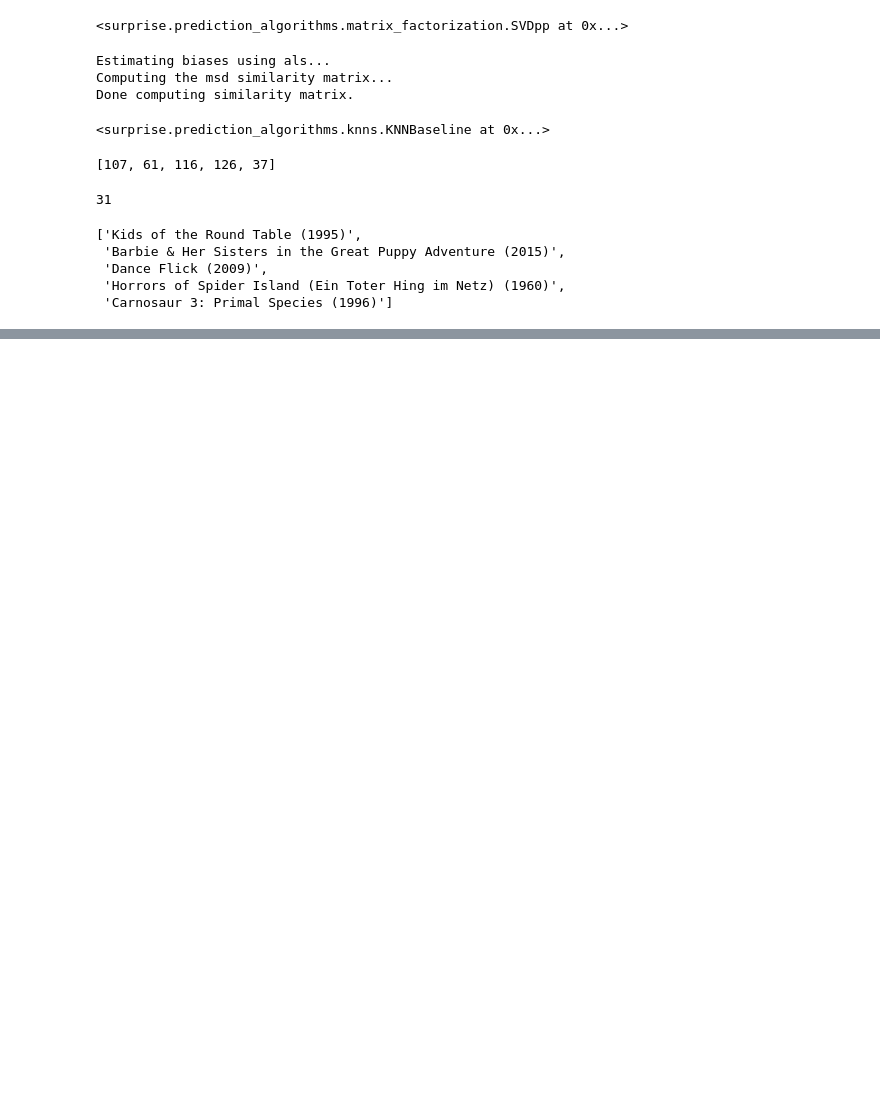
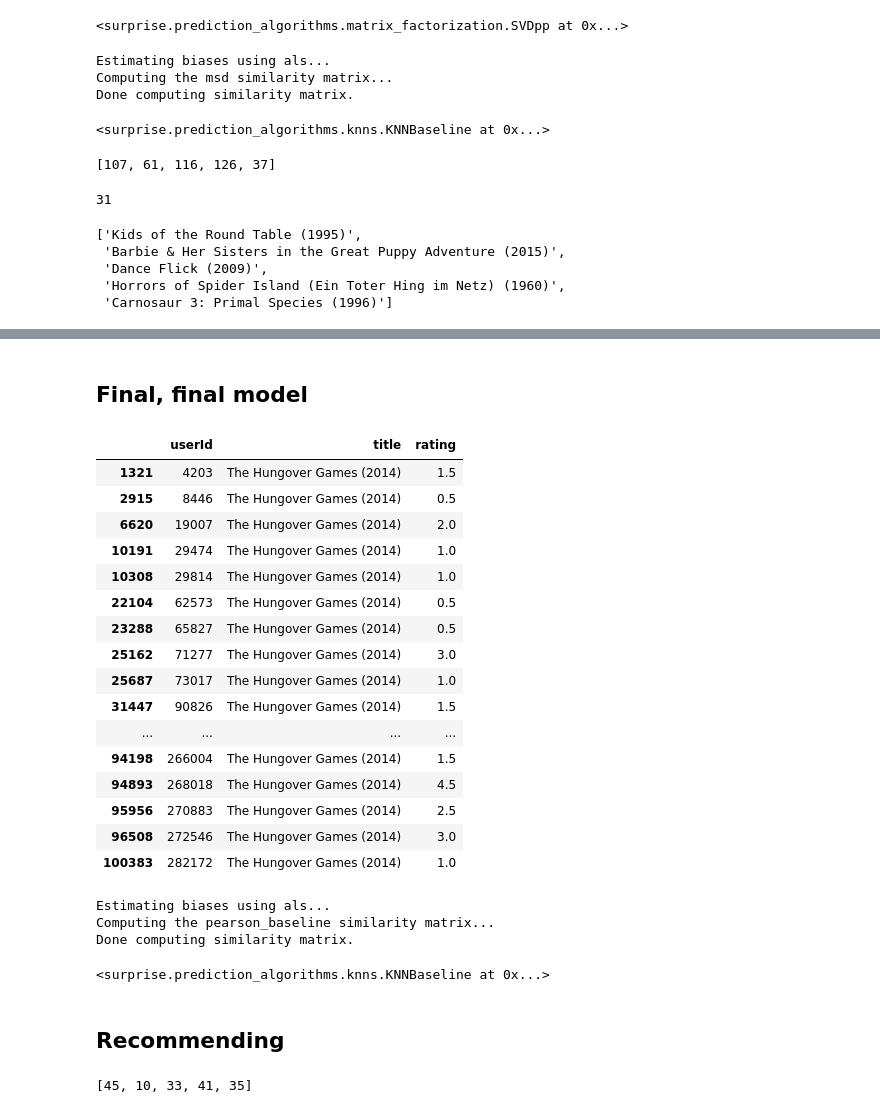
Before and after one commit to jmcneilkeller/Good_Bad_Movies, a Jupyter notebook: Implementation.ipynb, the cells around one changed output, grey strips where cells are left out. Saved outputs shown, nothing was run; the diff lists cells and outputs as text; code cells hidden in the pictures; blank space fills up the shorter version.

```diff
--- a/Implementation.ipynb
+++ b/Implementation.ipynb
@@ -149,0 +280,22 @@ mm_raw
+# %% [markdown]
+## Final, final model
+# %%
+final2.loc[final2.title == 'The Hungover Games (2014)']
+# %% [output]
+|  | userId | title | rating |
+| 1321 | 4203 | The Hungover Games (2014) | 1.5 |
+| 2915 | 8446 | The Hungover Games (2014) | 0.5 |
+| 6620 | 19007 | The Hungover Games (2014) | 2.0 |
+| 10191 | 29474 | The Hungover Games (2014) | 1.0 |
+| 10308 | 29814 | The Hungover Games (2014) | 1.0 |
+| 22104 | 62573 | The Hungover Games (2014) | 0.5 |
+| 23288 | 65827 | The Hungover Games (2014) | 0.5 |
+| 25162 | 71277 | The Hungover Games (2014) | 3.0 |
+| 25687 | 73017 | The Hungover Games (2014) | 1.0 |
+| 31447 | 90826 | The Hungover Games (2014) | 1.5 |
+| ... | ... | ... | ... |
+| 94198 | 266004 | The Hungover Games (2014) | 1.5 |
+| 94893 | 268018 | The Hungover Games (2014) | 4.5 |
+| 95956 | 270883 | The Hungover Games (2014) | 2.5 |
+| 96508 | 272546 | The Hungover Games (2014) | 3.0 |
+| 100383 | 282172 | The Hungover Games (2014) | 1.0 |
@@ -149,0 +306,13 @@ mm_raw
+# %%
+sim_options = {'name': 'pearson_baseline',
+               'min_support': 5,
+               'user_based': False}
+KNN_final_model2 = KNNBaseline(k=21,sim_options=sim_options)
+KNN_final_model2.fit(trainset2)
+# %% [output]
+Estimating biases using als...
+Computing the pearson_baseline similarity matrix...
+Done computing similarity matrix.
+<surprise.prediction_algorithms.knns.KNNBaseline at 0x...>
+# %% [markdown]
+## Recommending
@@ -149,0 +326,4 @@ mm_raw
+# %%
+hd_neighbors
+# %% [output]
+[45, 10, 33, 41, 35]
```
Also changed, not shown: parts of 23 cells of this notebook, 2 other files.
